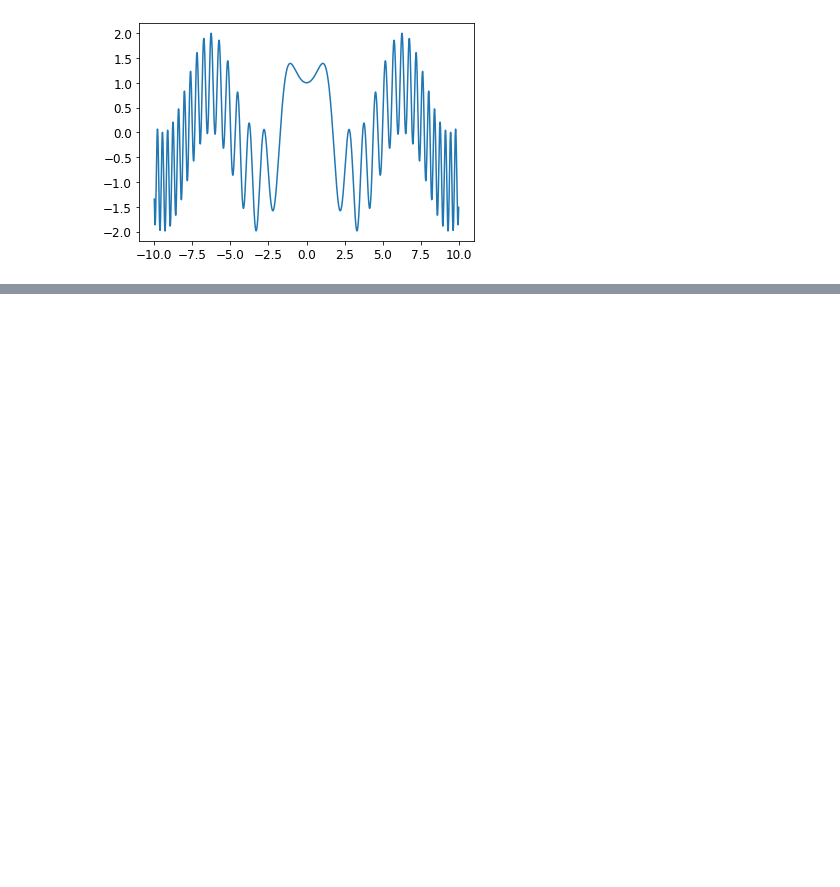
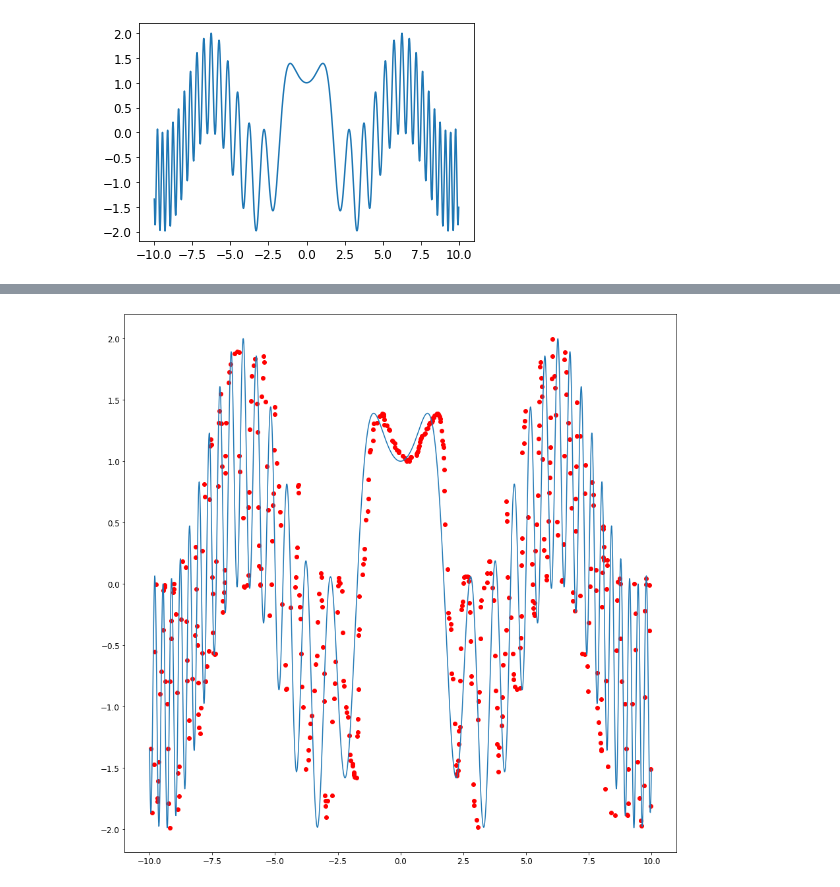
Before and after one commit to eginez/fastbook, a Jupyter notebook: eginez_04_learn_fn.ipynb, the cells around one changed output, grey strips where cells are left out. Saved outputs shown, nothing was run; the diff lists cells and outputs as text; code cells hidden in the pictures; blank space fills up the shorter version.

Commit message:
added training on random points

```diff
--- a/eginez_04_learn_fn.ipynb
+++ b/eginez_04_learn_fn.ipynb
@@ -38,14 +44,11 @@ def loss(pred, target):
 # %%
 def accuracy(pred, target): return ((pred - target).abs() < 0.0001).float().mean()
-# %%
-def show_predictions(pred, ax=None):
-  if ax is None: ax = plt.subplots(figsize=(15,15))[1]
-  ax.plot(x_input, train_y)
-  ax.scatter(x_input, pred,color='red')
 # %%
 def init(size): return (torch.randn(size)).requires_grad_()
 
-def linear1(x, params): return x@params[0] + params[1]  #@ = matrix mult
+def linear1(x, params):
+  w, b = params
+  return x@w + b #@ = matrix mult
 
 def simple_nn(x, params):
   w, b, w2, b2 = params
@@ -66,8 +69,3 @@ def train_epoch(model, lr, params, xbatch, ybatch, loss_fn):
     p.data = p.data - lr * p.grad.data
     p.grad.zero_()
   return preds, loss
-
-size_of_params=len(x_input)
-preds, lss = train_epoch(linear1, 0.001, (init(size_of_params), init(size_of_params)), train_x, train_y, loss)
-show_predictions(preds.detach().numpy())
-accuracy(preds, train_y)
@@ -77,3 +72,9 @@ tensor(0.)
+# %%
+def create_rand_in(ds, bs):
+  import random
+  idx = random.sample(range(len(ds)), k=bs)
+  test_x, _ = valid_x_input[idx].sort()
+  return test_x
 # %%
 torch.manual_seed(100)
 def train_model(epochs, model, params, lr, x, y, loss_fn):
@@ -88,10 +89,10 @@ def train_model(epochs, model, params, lr, x, y, loss_fn):
 
   return preds
 
-
+## Choose 500 points randomly to train the model
+x_input = create_rand_in(valid_x_input, 500)
+train_y = f_target(x_input)
 size_of_params = len(x_input)
 params = (init((size_of_params)), init(size_of_params), init(size_of_params), init(size_of_params))
-preds = train_model(35_000, simple_nn, params, 0.1, train_x, train_y, loss)
-show_predictions(preds.detach().numpy())
-print(f'acc: {accuracy(preds, train_y)}')
+preds =train_model(30_000, simple_nn, params, 0.1, x_input, train_y, loss)
 # %% [output]
@@ -115,0 +116,8 @@ acc: 1.0
+# %%
+# choose another 500 points to visualize the pred
+test_x = create_rand_in(valid_x_input, len(x_input))
+# compute the predictions with our trained model
+preds = simple_nn(test_x, params)
+show_predictions(preds.detach().numpy(), test_x, valid_x_input)
+# %% [output]
+[figure, added]
```
Also changed, not shown: parts of 4 cells of this notebook.
